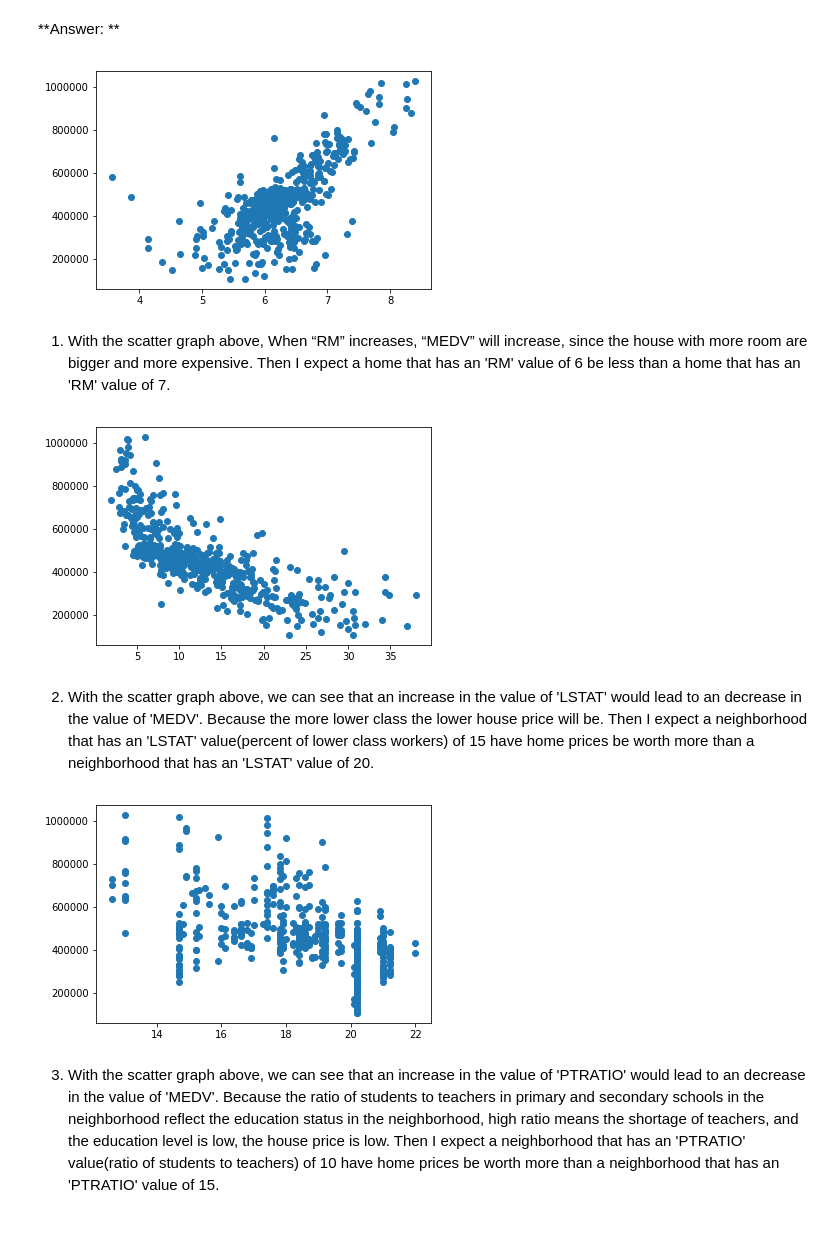
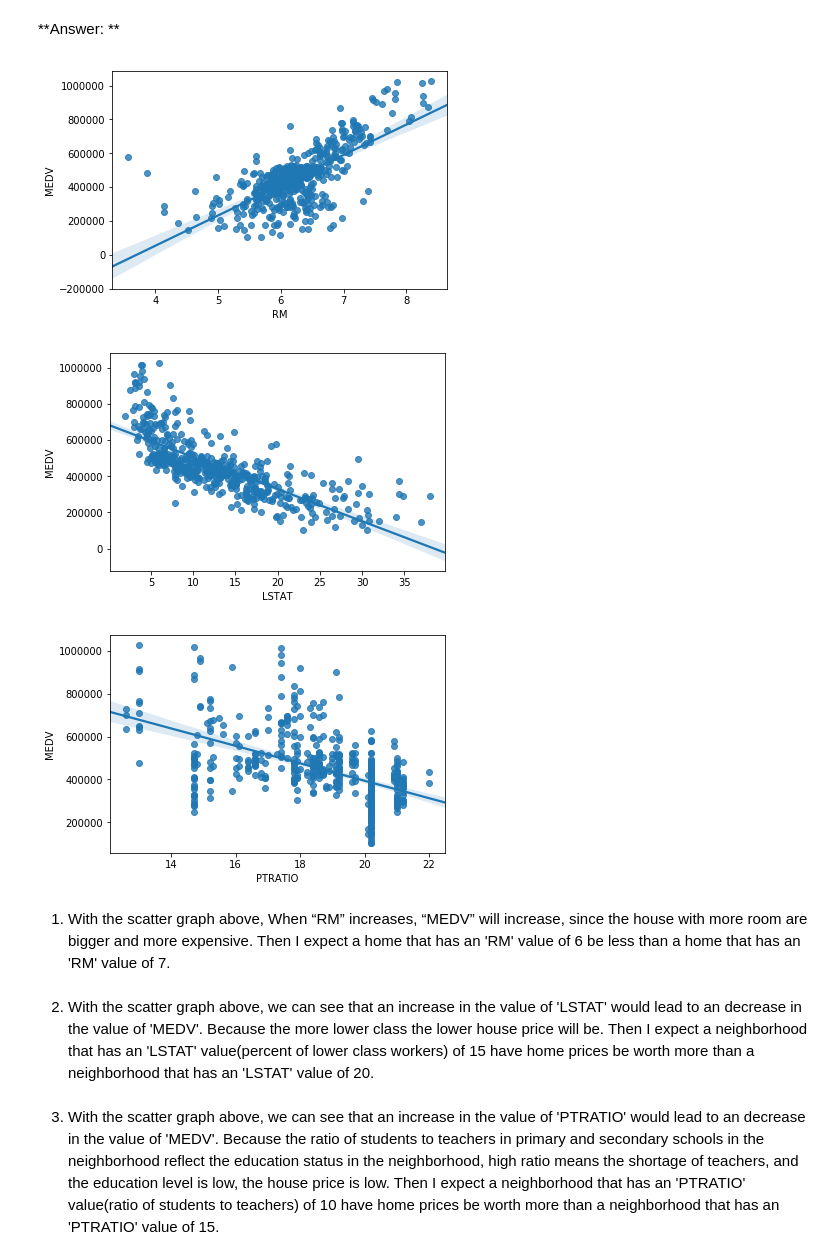
Before and after one commit to aqing1987/s-app-layer, a Jupyter notebook: udacity/ml-engineer-basic/boston_housing/boston_housing.ipynb, the cells around one changed output. Drawn from its saved outputs; the diff is of its cells as text; code cells hidden in the pictures; blank space fills up the shorter version.

```diff
--- a/udacity/ml-engineer-basic/boston_housing/boston_housing.ipynb
+++ b/udacity/ml-engineer-basic/boston_housing/boston_housing.ipynb
@@ -100,33 +100,25 @@ As a reminder, we are using three features from the Boston housing dataset: `'RM
 # %% [markdown]
 **Answer: **
 # %%
-import matplotlib
-a = data['RM']
-b = data['MEDV']
-matplotlib.pyplot.scatter(a,b)
-matplotlib.pyplot.show()
+import matplotlib.pyplot as plt
+import seaborn as sns
+
+for v in features.columns:
+    sns.regplot(data[v], prices)
+    plt.show()
+
+#a = data['RM']
+#b = data['MEDV']
+#matplotlib.pyplot.scatter(a,b)
+#matplotlib.pyplot.show()
 # %% [output]
-[figure, old version]
+[figure, new version]
+[figure, added]
+[figure, added]
 # %% [markdown]
 1) With the scatter graph above, When “RM” increases, “MEDV” will increase, since the house with more room are bigger and more expensive. Then I expect a home that has an 'RM' value of 6 be less than a home that has an 'RM' value of 7.
-# %%
-import matplotlib
-a = data['LSTAT']
-b = data['MEDV']
-matplotlib.pyplot.scatter(a,b)
-matplotlib.pyplot.show()
-# %% [output]
-[figure, removed]
 # %% [markdown]
 2) With the scatter graph above, we can see that an increase in the value of 'LSTAT' would lead to an decrease in the value of 'MEDV'. Because the more lower class the lower house price will be. Then I expect a neighborhood that has an 'LSTAT' value(percent of lower class workers) of 15 have home prices be worth more than a neighborhood that has an 'LSTAT' value of 20.
-# %%
-import matplotlib
-a = data['PTRATIO']
-b = data['MEDV']
-matplotlib.pyplot.scatter(a,b)
-matplotlib.pyplot.show()
-# %% [output]
-[figure, removed]
 # %% [markdown]
 3) With the scatter graph above, we can see that an increase in the value of 'PTRATIO' would lead to an decrease in the value of 'MEDV'. Because the ratio of students to teachers in primary and secondary schools in the neighborhood reflect the education status in the neighborhood, high ratio means the shortage of teachers, and the education level is low, the house price is low. Then I expect a neighborhood that has an 'PTRATIO' value(ratio of students to teachers) of 10 have home prices be worth more than a neighborhood that has an 'PTRATIO' value of 15.
 # %% [markdown]
```
Also changed, not shown: parts of 8 cells of this notebook.
